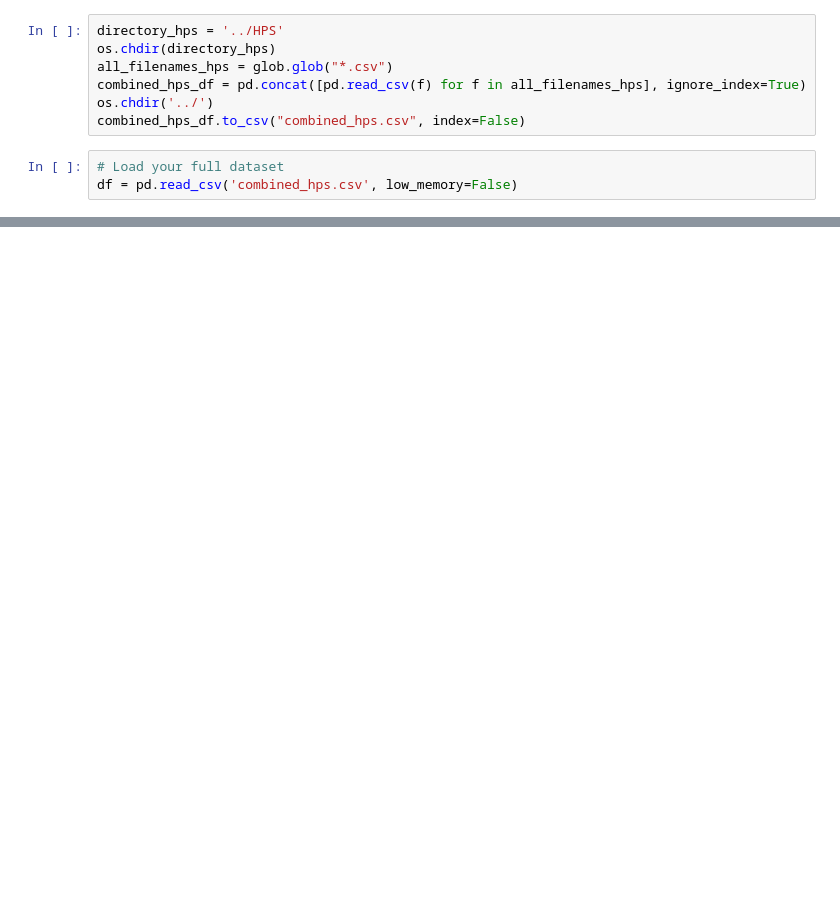
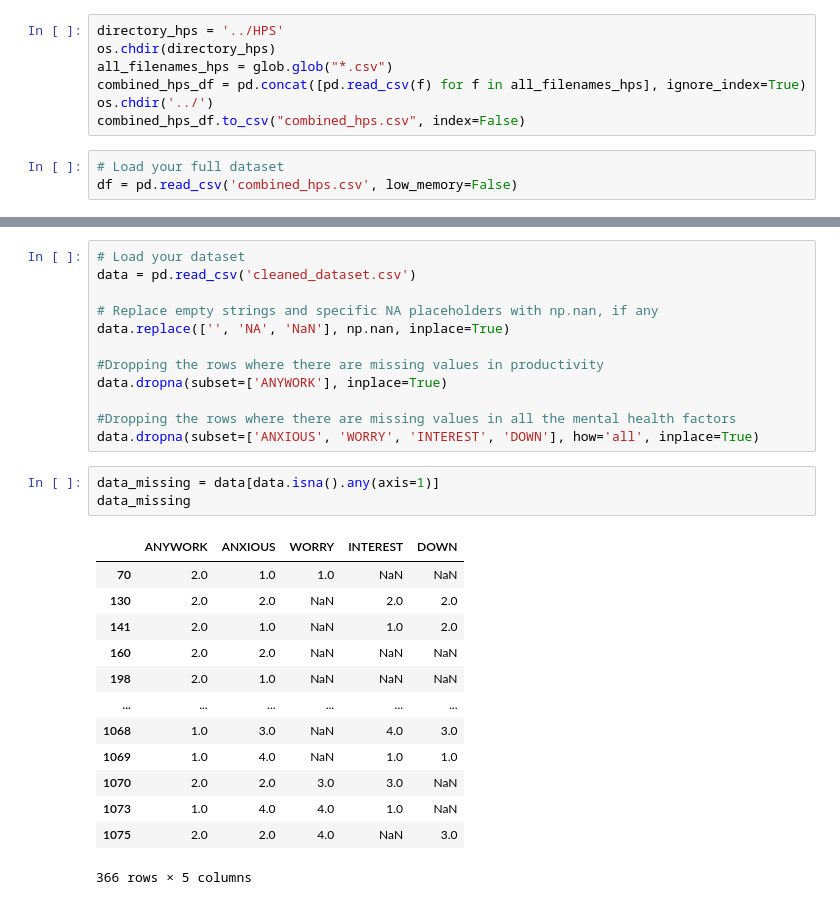
Before and after one commit to khushi080701/Final_Project_Foundations_Of_Data_Science, a Jupyter notebook: Final_Project.ipynb, the cells around one changed output, grey strips where cells are left out. Drawn from its saved outputs; the diff is of its cells as text; blank space fills up the shorter version.

```diff
--- a/Final_Project.ipynb
+++ b/Final_Project.ipynb
@@ -101 +81,30 @@ SCRAM               0
 dtype: int64
+# %%
+# Load your dataset
+data = pd.read_csv('cleaned_dataset.csv')
+
+# Replace empty strings and specific NA placeholders with np.nan, if any
+data.replace(['', 'NA', 'NaN'], np.nan, inplace=True)
+
+#Dropping the rows where there are missing values in productivity
+data.dropna(subset=['ANYWORK'], inplace=True)
+
+#Dropping the rows where there are missing values in all the mental health factors
+data.dropna(subset=['ANXIOUS', 'WORRY', 'INTEREST', 'DOWN'], how='all', inplace=True)
+# %%
+data_missing = data[data.isna().any(axis=1)]
+data_missing
+# %% [output]
+|  | ANYWORK | ANXIOUS | WORRY | INTEREST | DOWN |
+| 70 | 2.0 | 1.0 | 1.0 | NaN | NaN |
+| 130 | 2.0 | 2.0 | NaN | 2.0 | 2.0 |
+| 141 | 2.0 | 1.0 | NaN | 1.0 | 2.0 |
+| 160 | 2.0 | 2.0 | NaN | NaN | NaN |
+| 198 | 2.0 | 1.0 | NaN | NaN | NaN |
+| ... | ... | ... | ... | ... | ... |
+| 1068 | 1.0 | 3.0 | NaN | 4.0 | 3.0 |
+| 1069 | 1.0 | 4.0 | NaN | 1.0 | 1.0 |
+| 1070 | 2.0 | 2.0 | 3.0 | 3.0 | NaN |
+| 1073 | 1.0 | 4.0 | 4.0 | 1.0 | NaN |
+| 1075 | 2.0 | 2.0 | 4.0 | NaN | 3.0 |
+366 rows × 5 columns
```
Also changed, not shown: parts of 24 cells of this notebook, 3 other files.
